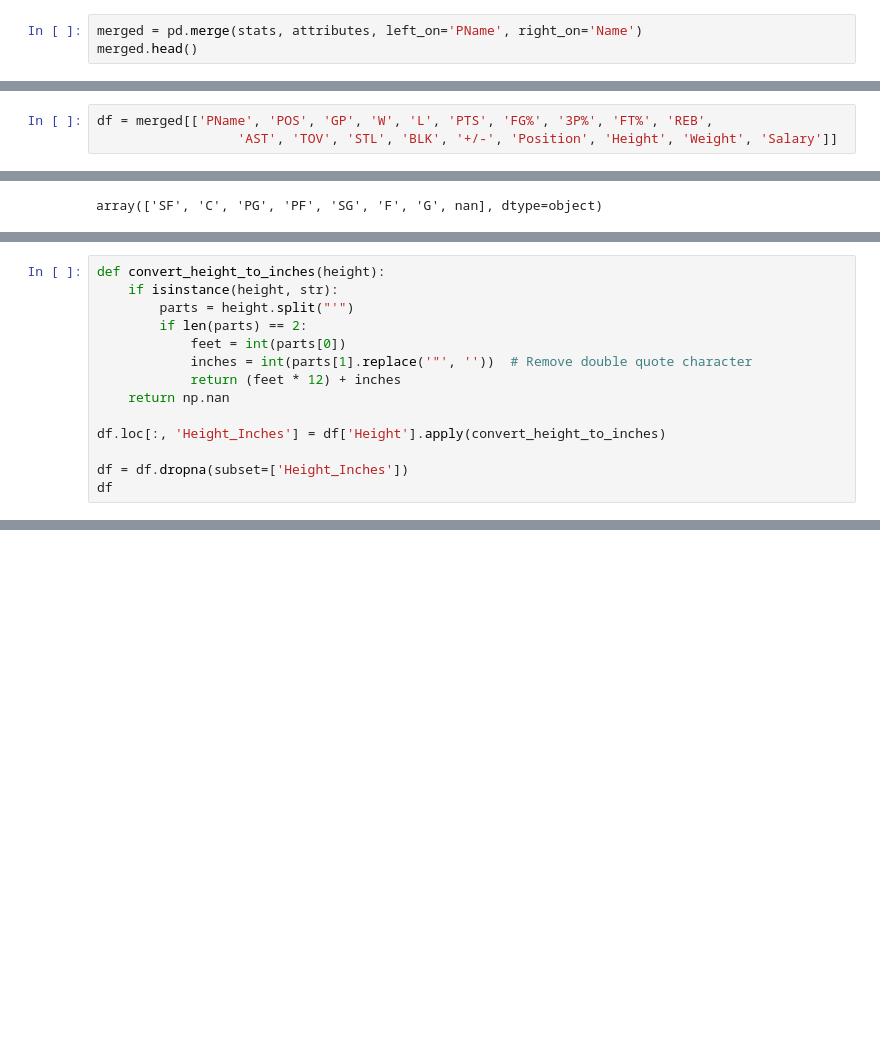
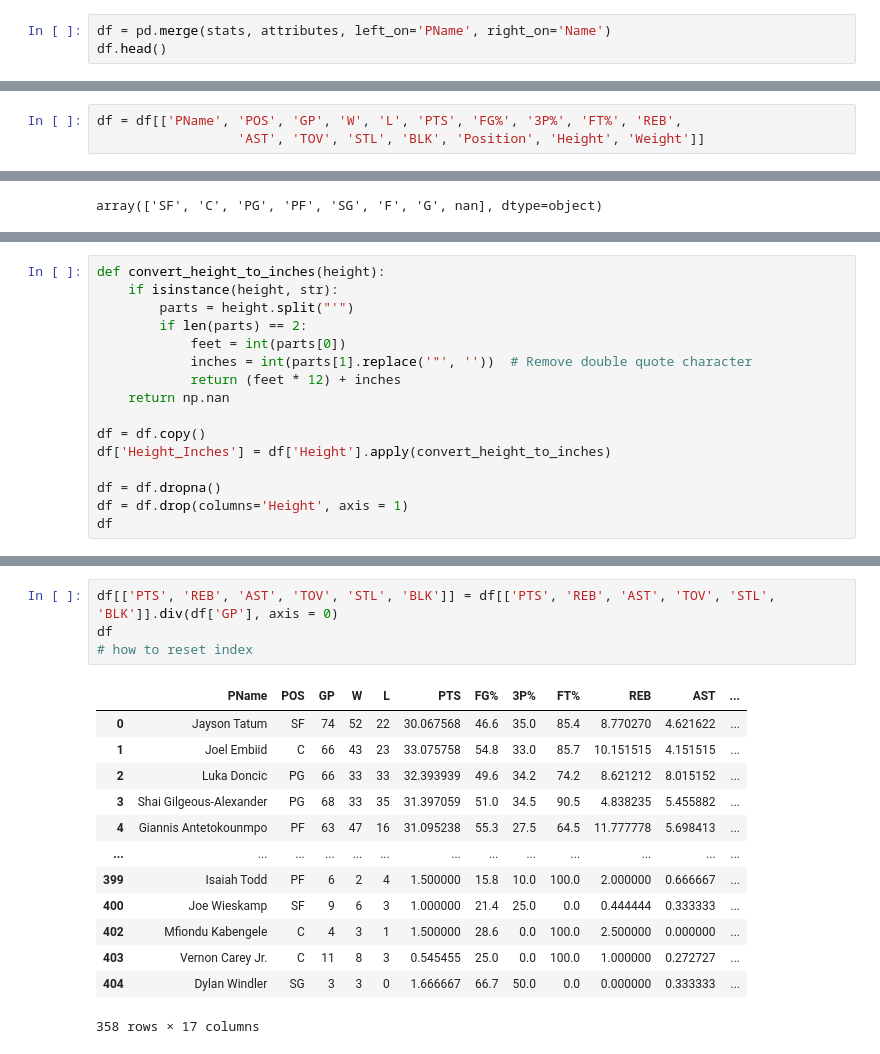
Before and after one commit to ashwanthsridhar/NBA_Position_Classifier, a Jupyter notebook: Analysis.ipynb, the cells around one changed output, grey strips where cells are left out. Cells and saved outputs as stored; diff of their text form; blank space fills up the shorter version.

Commit message:
per game stats

```diff
--- a/Analysis.ipynb
+++ b/Analysis.ipynb
@@ -37,8 +37,8 @@ attributes.head()
 | 3 | Carsen Edwards | PG | Boston Celtics | 23 | 5' 11" | 5.11 | 200 | Purdue | 1782621.0 | 4.0 | 0.8 | ... |
 | 4 | Tacko Fall | C | Boston Celtics | 25 | 7' 5" | 7.50 | 311 | UCF | NaN | 2.5 | 2.7 | ... |
 # %%
-merged = pd.merge(stats, attributes, left_on='PName', right_on='Name')
-merged.head()
+df = pd.merge(stats, attributes, left_on='PName', right_on='Name')
+df.head()
 # %% [output]
 |  | PName | POS | Team_x | Age_x | GP | W | L | Min | PTS | FGM | ... | ... |
 | 0 | Jayson Tatum | SF | BOS | 25 | 74 | 52 | 22 | 2732.2 | 2225 | 727 | ... | ... |
@@ -57,8 +57,8 @@ Index(['PName', 'POS', 'Team_x', 'Age_x', 'GP', 'W', 'L', 'Min', 'PTS', 'FGM',
        'College', 'Salary', 'Points', 'Rebounds', 'Assists'],
       dtype='object')
 # %%
-df = merged[['PName', 'POS', 'GP', 'W', 'L', 'PTS', 'FG%', '3P%', 'FT%', 'REB',
-                  'AST', 'TOV', 'STL', 'BLK', '+/-', 'Position', 'Height', 'Weight', 'Salary']]
+df = df[['PName', 'POS', 'GP', 'W', 'L', 'PTS', 'FG%', '3P%', 'FT%', 'REB',
+                  'AST', 'TOV', 'STL', 'BLK', 'Position', 'Height', 'Weight']]
 # %%
 df
 # %% [output]
@@ -123,8 +123,10 @@ def convert_height_to_inches(height):
             return (feet * 12) + inches
     return np.nan
 
-df.loc[:, 'Height_Inches'] = df['Height'].apply(convert_height_to_inches)
+df = df.copy()
+df['Height_Inches'] = df['Height'].apply(convert_height_to_inches)
 
-df = df.dropna(subset=['Height_Inches'])
+df = df.dropna()
+df = df.drop(columns='Height', axis = 1)
 df
 # %% [output]
@@ -148,0 +146,18 @@ See the caveats in the documentation: https://pandas.pydata.org/pandas-docs/stab
+# %%
+df[['PTS', 'REB', 'AST', 'TOV', 'STL', 'BLK']] = df[['PTS', 'REB', 'AST', 'TOV', 'STL', 'BLK']].div(df['GP'], axis = 0)
+df
+# how to reset index
+# %% [output]
+|  | PName | POS | GP | W | L | PTS | FG% | 3P% | FT% | REB | AST | ... |
+| 0 | Jayson Tatum | SF | 74 | 52 | 22 | 30.067568 | 46.6 | 35.0 | 85.4 | 8.770270 | 4.621622 | ... |
+| 1 | Joel Embiid | C | 66 | 43 | 23 | 33.075758 | 54.8 | 33.0 | 85.7 | 10.151515 | 4.151515 | ... |
+| 2 | Luka Doncic | PG | 66 | 33 | 33 | 32.393939 | 49.6 | 34.2 | 74.2 | 8.621212 | 8.015152 | ... |
+| 3 | Shai Gilgeous-Alexander | PG | 68 | 33 | 35 | 31.397059 | 51.0 | 34.5 | 90.5 | 4.838235 | 5.455882 | ... |
+| 4 | Giannis Antetokounmpo | PF | 63 | 47 | 16 | 31.095238 | 55.3 | 27.5 | 64.5 | 11.777778 | 5.698413 | ... |
+| ... | ... | ... | ... | ... | ... | ... | ... | ... | ... | ... | ... | ... |
+| 399 | Isaiah Todd | PF | 6 | 2 | 4 | 1.500000 | 15.8 | 10.0 | 100.0 | 2.000000 | 0.666667 | ... |
+| 400 | Joe Wieskamp | SF | 9 | 6 | 3 | 1.000000 | 21.4 | 25.0 | 0.0 | 0.444444 | 0.333333 | ... |
+| 402 | Mfiondu Kabengele | C | 4 | 3 | 1 | 1.500000 | 28.6 | 0.0 | 100.0 | 2.500000 | 0.000000 | ... |
+| 403 | Vernon Carey Jr. | C | 11 | 8 | 3 | 0.545455 | 25.0 | 0.0 | 100.0 | 1.000000 | 0.272727 | ... |
+| 404 | Dylan Windler | SG | 3 | 3 | 0 | 1.666667 | 66.7 | 50.0 | 0.0 | 0.000000 | 0.333333 | ... |
+358 rows × 17 columns
```
Also changed, not shown: parts of 5 cells of this notebook.
